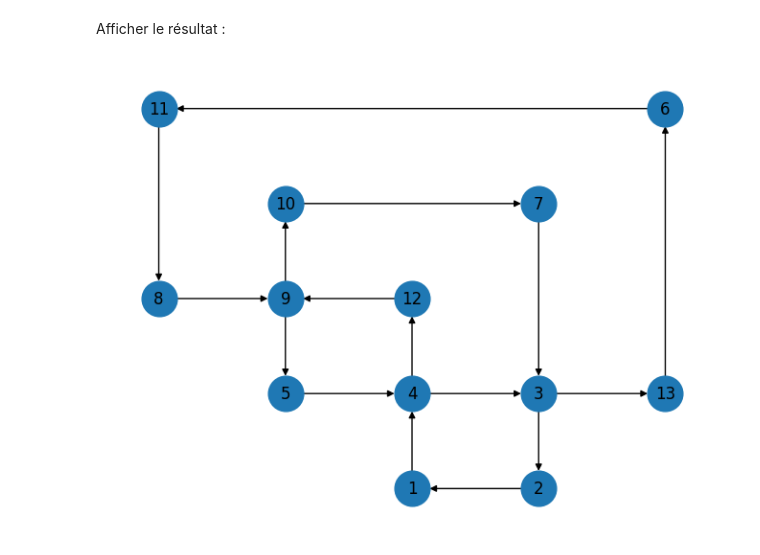
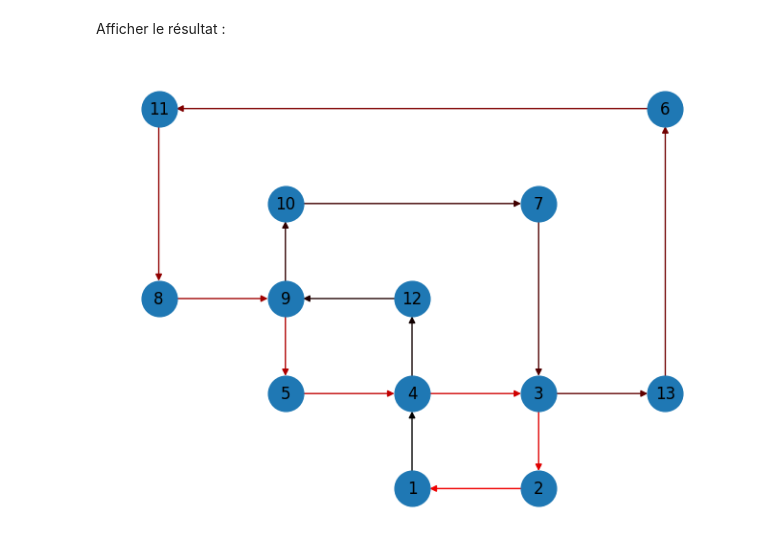
Before and after one commit to arrighi-fabien/Projet-Recherche-Op-rationnelle, a Jupyter notebook: answer.ipynb, the cells around one changed output. Cells and saved outputs as stored; diff of their text form; code cells hidden in the pictures.

Commit message:
🎨 Change color of edges in oriented graph
- Change the color of the edges in the oriented graph to see the cycle more clearly.

```diff
--- a/answer.ipynb
+++ b/answer.ipynb
@@ -154,13 +154,22 @@ Le cycle eulérien est le suivant :
 1 -> 4 -> 12 -> 9 -> 10 -> 7 -> 3 -> 13 -> 6 -> 11 -> 8 -> 9 -> 5 -> 4 -> 3 -> 2 -> 1
 # %% [markdown]
 Afficher le résultat :
-# %%
-if cycle:
-    # Create oriented graph with the cycle
-    oriented_graph = nx.DiGraph()
-    oriented_graph.add_nodes_from(graph.nodes)
-    oriented_graph.add_edges_from([(cycle[i], cycle[i+1]) for i in range(len(cycle)-1)])
-
-    nx.draw(oriented_graph, position, with_labels=True, node_size=700)
-# %% [output]
-[figure, removed]
+# %%
+import matplotlib.colors as mcolors
+
+if cycle:
+    # Créez le graphe orienté avec les sommets du cycle
+    oriented_graph = nx.DiGraph()
+    oriented_graph.add_nodes_from(graph.nodes)
+
+    # Créez une échelle de couleurs allant du noir au rouge
+    cmap = mcolors.LinearSegmentedColormap.from_list("black_red", ["black", "red"])
+    num_edges = len(cycle) - 1
+    edge_colors = [mcolors.to_hex(cmap(i / num_edges)) for i in range(num_edges)]
+
+    # Créer la liste des arêtes du cycle en gardant l'ordre
+    edges = [(cycle[i], cycle[i+1]) for i in range(num_edges)]
+    # Dessinez le graphe avec les couleurs spécifiées
+    nx.draw(oriented_graph, position, with_labels=True, node_size=700, edgelist=edges, edge_color=edge_colors, arrows=True)
+# %% [output]
+[figure, added]
```
